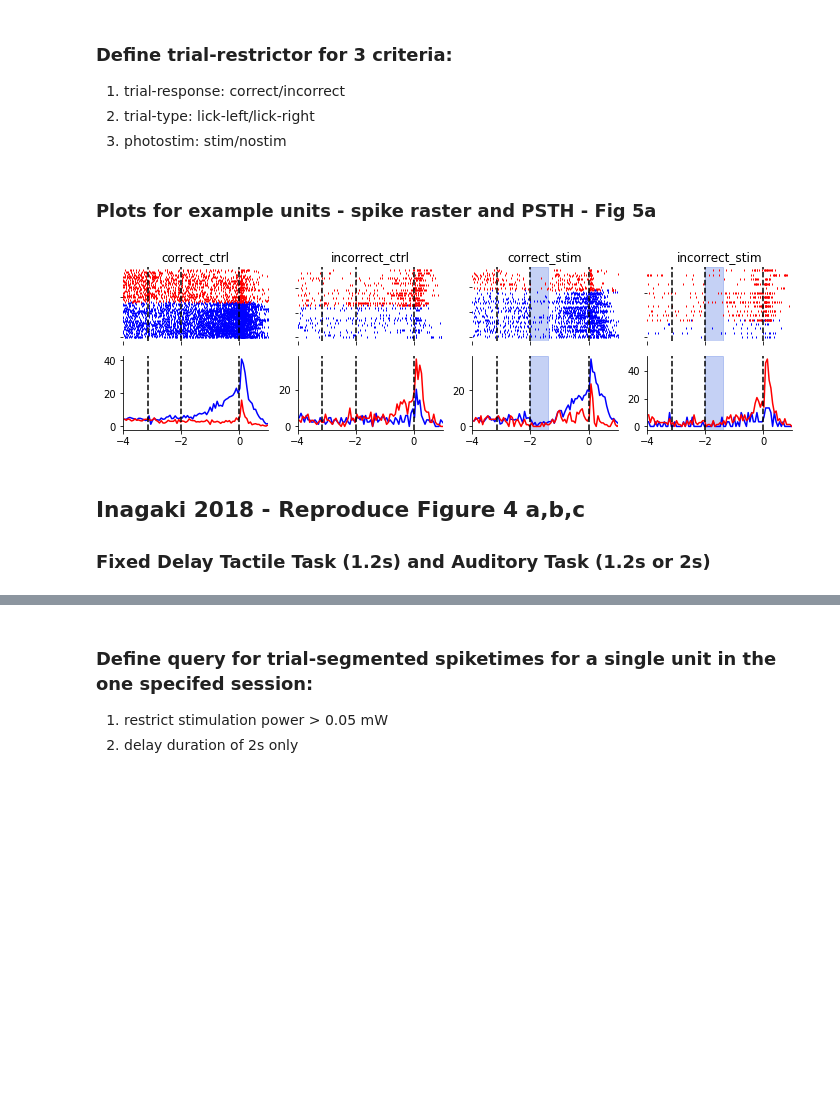
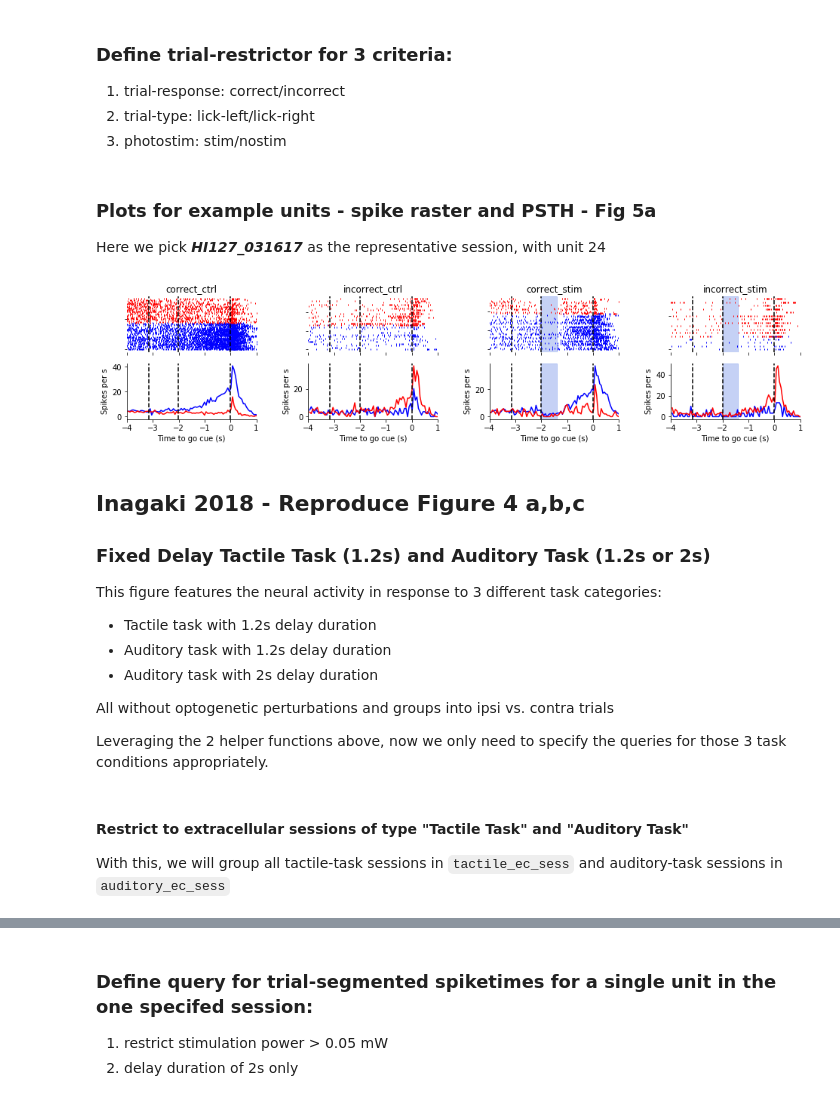
Before and after one commit to vathes/Inagaki-2018, a Jupyter notebook: notebooks/Inagaki-2018-2019-examples.ipynb, the cells around one changed output, grey strips where cells are left out. Cells and saved outputs as stored; diff of their text form; code cells hidden in the pictures; blank space fills up the shorter version.

```diff
--- a/notebooks/Inagaki-2018-2019-examples.ipynb
+++ b/notebooks/Inagaki-2018-2019-examples.ipynb
@@ -30,12 +26,3 @@ DataJoint connection (connected) thinh@workshop-db.datajoint.io:3306
-# %%
-reference = dj.create_virtual_module('reference', 'inagaki2018_reference')
-subject = dj.create_virtual_module('subject', 'inagaki2018_subject')
-acquisition = dj.create_virtual_module('acquisition', 'inagaki2018_acquisition')
-stimulation = dj.create_virtual_module('stimulation', 'inagaki2018_stimulation')
-analysis = dj.create_virtual_module('analysis', 'inagaki2018_analysis')
-intracellular = dj.create_virtual_module('intracellular', 'inagaki2018_intracellular')
-extracellular = dj.create_virtual_module('extracellular', 'inagaki2018_extracellular')
-behavior = dj.create_virtual_module('behavior', 'inagaki2018_behavior')
 # %%
 import datajoint as dj
 from pipeline import (reference, subject, acquisition, stimulation, analysis,
@@ -212,6 +324,8 @@ def plot_spike_raster_and_histogram(contra_spike_times, ipsi_spike_times, axes,
     for e in event_times:
         ax_bot.axvline(x=e, linestyle='--', color='k')
     ax_bot.set_xlim(xlim);
+    ax_bot.set_xlabel('Time to go cue (s)')
+    ax_bot.set_ylabel('Spikes per s')
 
     # shade-bar for photostim
     if shade_bar:
@@ -264,22 +378,35 @@ def get_sess_spiketimes(sess_key, unit_num):
                                 for k, trial_k in zip(('contra', 'ipsi'), (incorrect_contra_trial_stim, incorrect_ipsi_trial_stim))})
 # %% [markdown]
 ### Plots for example units - spike raster and PSTH - Fig 5a
+
+Here we pick ***HI127_031617*** as the representative session, with unit 24
 # %%
 sess_spiketimes = get_sess_spiketimes(sess_key=extracellular.UnitSpikeTimes & {'session_id': 'HI127_031617'},
                                       unit_num=24)
 # %%
 bin_counts = 100
 unit_count = len(sess_spiketimes)
-fig6d, axs = plt.subplots(2, unit_count, figsize=(12, 3))
+fig, axs = plt.subplots(2, unit_count, figsize=(16, 3))
+fig.subplots_adjust(wspace=0.4)
+
 for ax, k, is_stim in zip(axs.T, sess_spiketimes.keys(), (False, False, True, True)):
     plot_spike_raster_and_histogram(sess_spiketimes[k]['contra'], sess_spiketimes[k]['ipsi'],
                                     axes=ax, ax_title=k, bin_counts=bin_counts,
                                     xlim=(-4, 1), shade_bar=is_stim)
 # %% [output]
-[figure, old version]
+[figure, new version]
-# %% [markdown]
-##  Inagaki 2018 - Reproduce Figure 4 a,b,c
-### Fixed Delay Tactile Task (1.2s) and Auditory Task (1.2s or 2s)
+# %% [markdown]
+##  Inagaki 2018 - Reproduce Figure 4 a,b,c
+### Fixed Delay Tactile Task (1.2s) and Auditory Task (1.2s or 2s)
+
+This figure features the neural activity in response to 3 different task categories:
++ Tactile task with 1.2s delay duration
++ Auditory task with 1.2s delay duration
++ Auditory task with 2s delay duration
+
+All without optogenetic perturbations and groups into ipsi vs. contra trials
+
+Leveraging the 2 helper functions above, now we only need to specify the queries for those 3 task conditions appropriately.
 # %%
 # Specify segmentation setting to align to "cue-onset" event
 seg_param_key = (analysis.TrialSegmentationSetting & {'event': 'cue_start',
@@ -289,4 +416,8 @@ seg_param_key = (analysis.TrialSegmentationSetting & {'event': 'cue_start',
 # Trial-restrictor to all good trials, regarless of correct/incorrect response or photostim status
 contra_trial  = {'trial_type': 'lick right', 'trial_is_good': True}
 ipsi_trial  = {'trial_type': 'lick left', 'trial_is_good': True}
+# %% [markdown]
+#### Restrict to extracellular sessions of type "Tactile Task" and "Auditory Task"
+
+With this, we will group all tactile-task sessions in `tactile_ec_sess` and auditory-task sessions in `auditory_ec_sess`
 # %%
```
Also changed, not shown: parts of 62 cells of this notebook, 6 other files.
